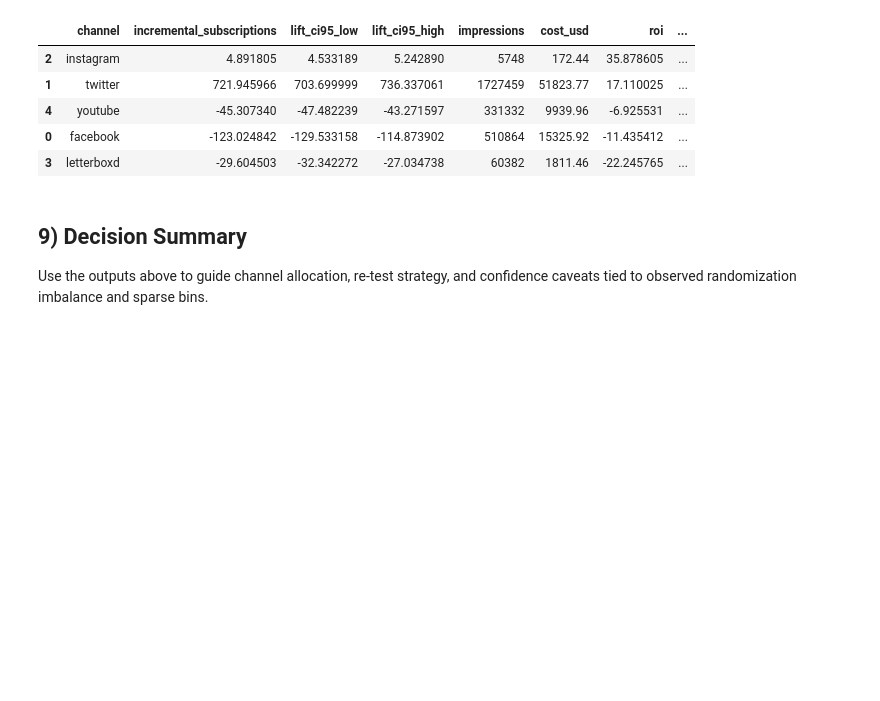
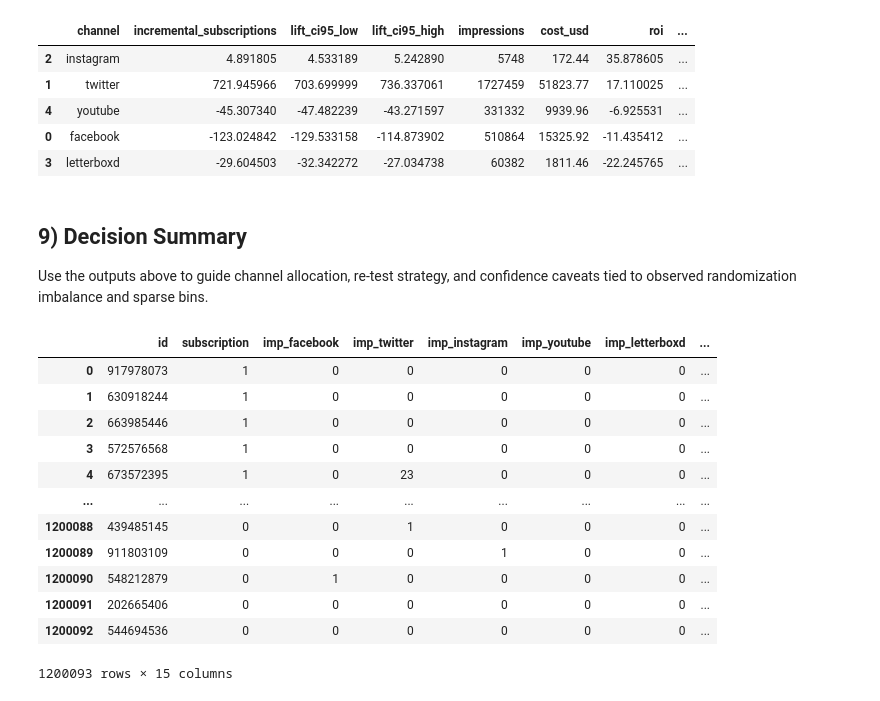
Before and after one commit to nsnatthapat/criterion-channel-online-ad-campaign-effectiveness-roi, a Jupyter notebook: analysis.ipynb, the cells around one changed output. Drawn from its saved outputs; the diff is of its cells as text; code cells hidden in the pictures; blank space fills up the shorter version.

```diff
--- a/analysis.ipynb
+++ b/analysis.ipynb
@@ -416,3 +421,19 @@ Optimization terminated successfully.
 # %% [markdown]
 ## 9) Decision Summary
 Use the outputs above to guide channel allocation, re-test strategy, and confidence caveats tied to observed randomization imbalance and sparse bins.
+# %%
+df
+# %% [output]
+|  | id | subscription | imp_facebook | imp_twitter | imp_instagram | imp_youtube | imp_letterboxd | ... |
+| 0 | 917978073 | 1 | 0 | 0 | 0 | 0 | 0 | ... |
+| 1 | 630918244 | 1 | 0 | 0 | 0 | 0 | 0 | ... |
+| 2 | 663985446 | 1 | 0 | 0 | 0 | 0 | 0 | ... |
+| 3 | 572576568 | 1 | 0 | 0 | 0 | 0 | 0 | ... |
+| 4 | 673572395 | 1 | 0 | 23 | 0 | 0 | 0 | ... |
+| ... | ... | ... | ... | ... | ... | ... | ... | ... |
+| 1200088 | 439485145 | 0 | 0 | 1 | 0 | 0 | 0 | ... |
+| 1200089 | 911803109 | 0 | 0 | 0 | 1 | 0 | 0 | ... |
+| 1200090 | 548212879 | 0 | 1 | 0 | 0 | 0 | 0 | ... |
+| 1200091 | 202665406 | 0 | 0 | 0 | 0 | 0 | 0 | ... |
+| 1200092 | 544694536 | 0 | 0 | 0 | 0 | 0 | 0 | ... |
+1200093 rows × 15 columns
```
Also changed, not shown: parts of 3 cells of this notebook, 1 other file.
